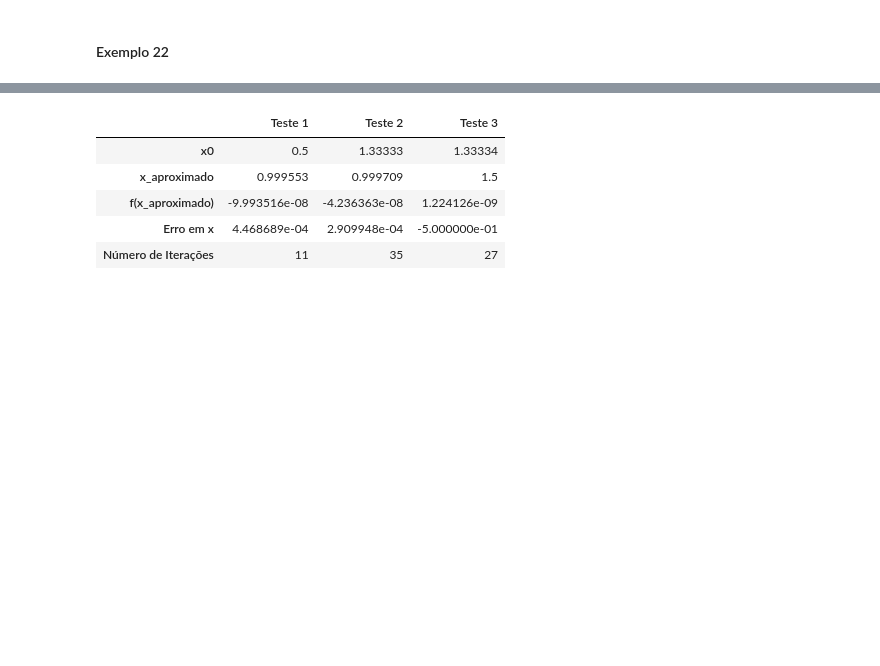
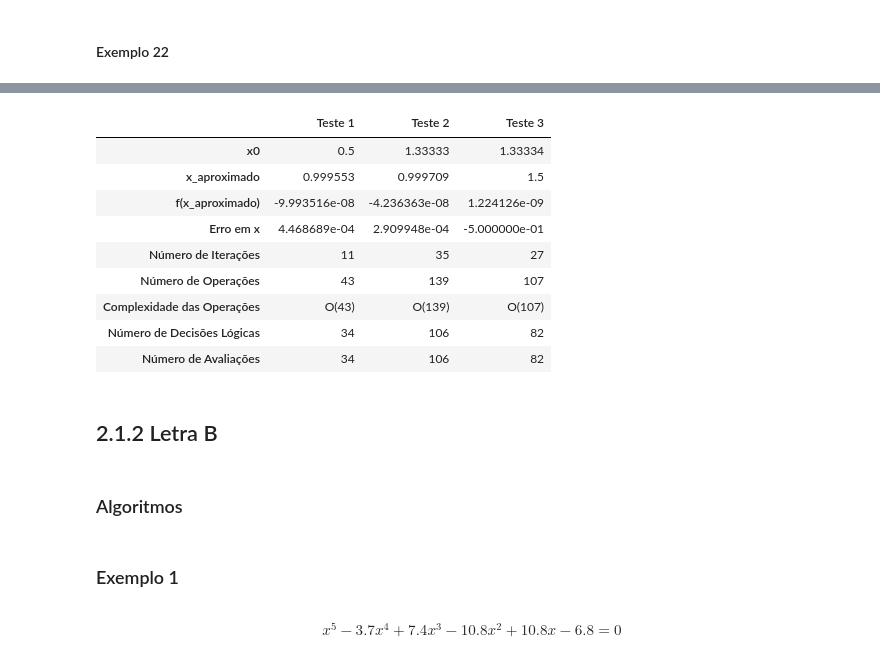
Before and after one commit to marcosnevary/computational-mathematics, a Jupyter notebook: assignments/02_1_real_zeros_of_real_functions.ipynb, the cells around one changed output, grey strips where cells are left out. Drawn from its saved outputs; the diff is of its cells as text; code cells hidden in the pictures; blank space fills up the shorter version.

```diff
--- a/assignments/02_1_real_zeros_of_real_functions.ipynb
+++ b/assignments/02_1_real_zeros_of_real_functions.ipynb
@@ -125,22 +170,34 @@ def newton_method(
     initial_approximation: float,
     precisions: tuple,
 ) -> tuple:
+    n_operations = 0
+    n_logic_decisions = 0
+    n_evaluations = 0
+
     x0 = initial_approximation # 1, a
     epsilon1, epsilon2 = precisions # 1, b
 
+    n_logic_decisions += 1
+    n_evaluations += 1
     if abs(f(x0)) < epsilon1: # 2
-        return x0, 0 # 2
+        return x0, n_operations, n_logic_decisions, n_evaluations, 0 # 2
 
     k = 1 # 3
 
     while True:
+        n_operations += 2
+        n_evaluations += 2
         x1 = x0 - f(x0) / df(x0) # 4
 
+        n_operations += 1
+        n_logic_decisions += 3
+        n_evaluations += 1
         if abs(f(x1)) < epsilon1 or abs(x1 - x0) < epsilon2: # 5
-            return x1, k # 5
+            return x1, n_operations, n_logic_decisions, n_evaluations, k # 5
 
         x0 = x1 # 6
 
+        n_operations += 1
         k = k + 1 # 7
 # %% [markdown]
 ### Secante
@@ -364,31 +456,43 @@ def df(x: float) -> float:
     return 3 * x ** 2 - 7 * x + 4
 
 epsilon1 = epsilon2 = 10 ** (-7)
 
 root = 1
 
 x0s = (0.5, 1.33333, 1.33334)
 
 results = {}
 for i, x0 in enumerate(x0s, start=1):
-    result, iterations = newton_method(f, df, x0, (epsilon1, epsilon2))
+    result, operations, logic_decisions, evaluations, iterations = newton_method(
+        f, df, x0, (epsilon1, epsilon2),
+    )
     f_result = f(result)
     error = root - result
 
     results[f'Teste {i}'] = {
         'x0': x0,
         'x_aproximado': result,
         'f(x_aproximado)': f'{f_result:e}',
         'Erro em x': f'{error:e}',
         'Número de Iterações': iterations,
+        'Número de Operações': operations,
+        'Complexidade das Operações': f'O({operations})',
+        'Número de Decisões Lógicas': logic_decisions,
+        'Número de Avaliações': evaluations,
     }
 
 df = pd.DataFrame(results)
 df
 # %% [output]
 |  | Teste 1 | Teste 2 | Teste 3 |
 | x0 | 0.5 | 1.33333 | 1.33334 |
 | x_aproximado | 0.999553 | 0.999709 | 1.5 |
 | f(x_aproximado) | -9.993516e-08 | -4.236363e-08 | 1.224126e-09 |
 | Erro em x | 4.468689e-04 | 2.909948e-04 | -5.000000e-01 |
 | Número de Iterações | 11 | 35 | 27 |
+| Número de Operações | 43 | 139 | 107 |
+| Complexidade das Operações | O(43) | O(139) | O(107) |
+| Número de Decisões Lógicas | 34 | 106 | 82 |
+| Número de Avaliações | 34 | 106 | 82 |
+# %% [markdown]
+## 2.1.2 Letra B
@@ -394,0 +515,2 @@ df
+# %% [markdown]
+### Algoritmos
@@ -394,0 +560,4 @@ df
+# %% [markdown]
+### Exemplo 1
+# %% [markdown]
+$$x^5 - 3.7x^4 + 7.4x^3 - 10.8x^2 + 10.8x - 6.8 = 0$$
```
Also changed, not shown: parts of 16 cells of this notebook.
